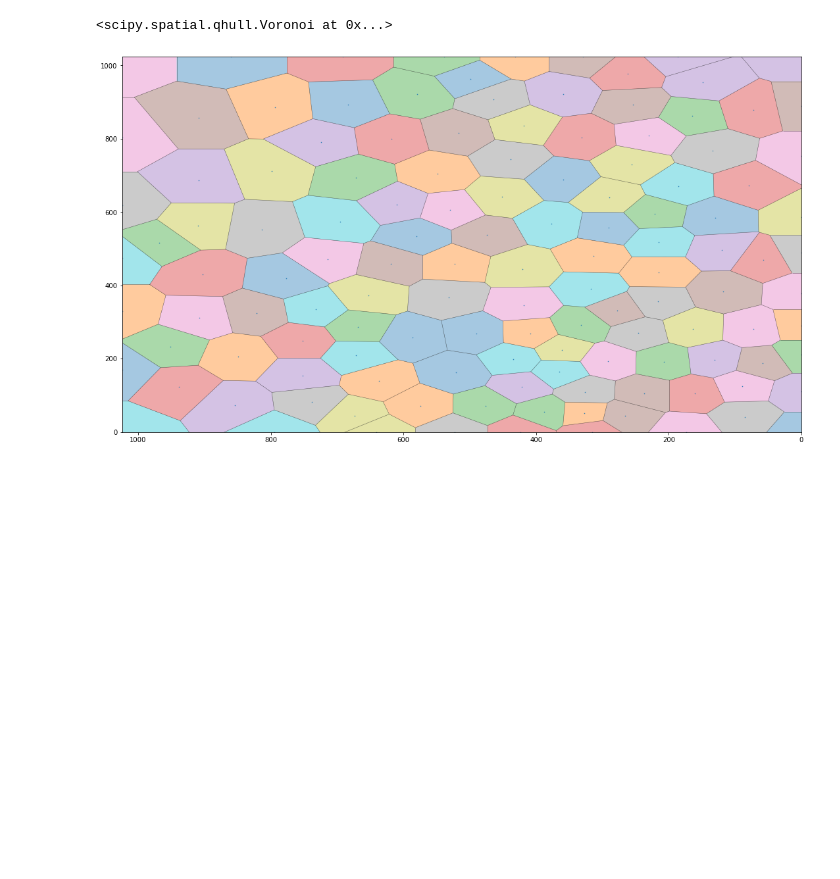
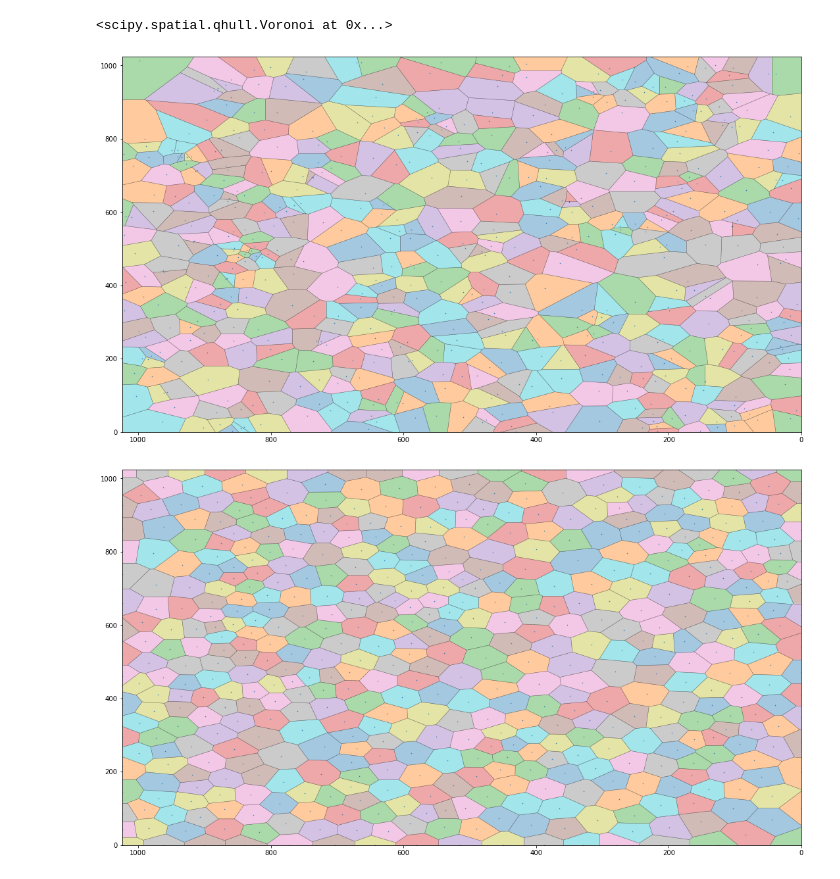
Before and after one commit to cetiners/human_error, a Jupyter notebook: works.ipynb, the cells around one changed output. Cells and saved outputs as stored; diff of their text form; code cells hidden in the pictures; blank space fills up the shorter version.

```diff
--- a/works.ipynb
+++ b/works.ipynb
@@ -173,10 +173,12 @@ import random
 # %%
 deniz = map()
 # %%
-deniz.populate_map(n_locations=128, print=True,relaxed=True,k=100)
+deniz.populate_map(n_locations=512, print=True, name="b",relaxed=False,k=100)
+deniz.populate_map(n_locations=512, print=True, name="a",relaxed=True,k=100)
 # %% [output]
 <scipy.spatial.qhull.Voronoi at 0x...>
-[figure, old version]
+[figure, new version]
+[figure, added]
 # %%
 from noise import snoise3
 
```
Also changed, not shown: parts of 14 cells of this notebook, 4 other files.
